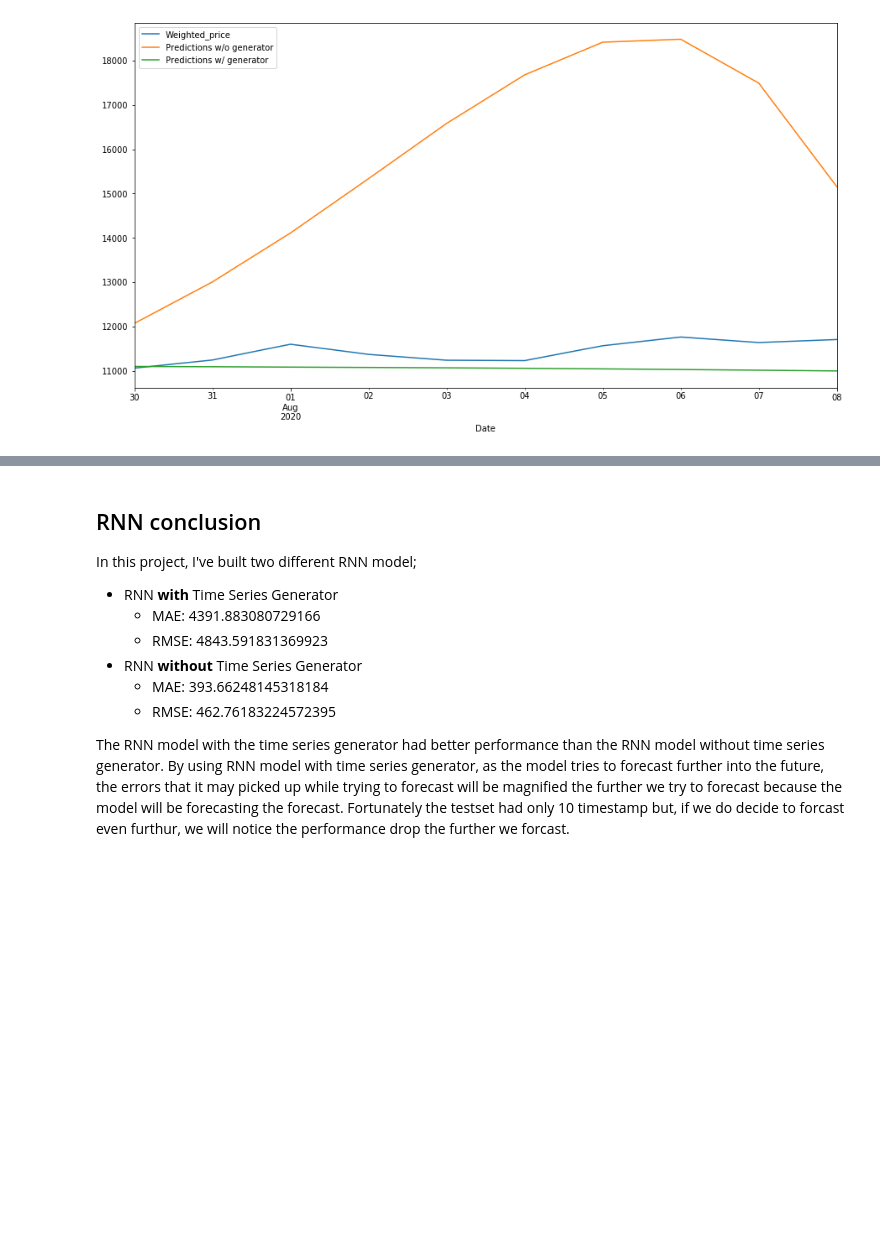
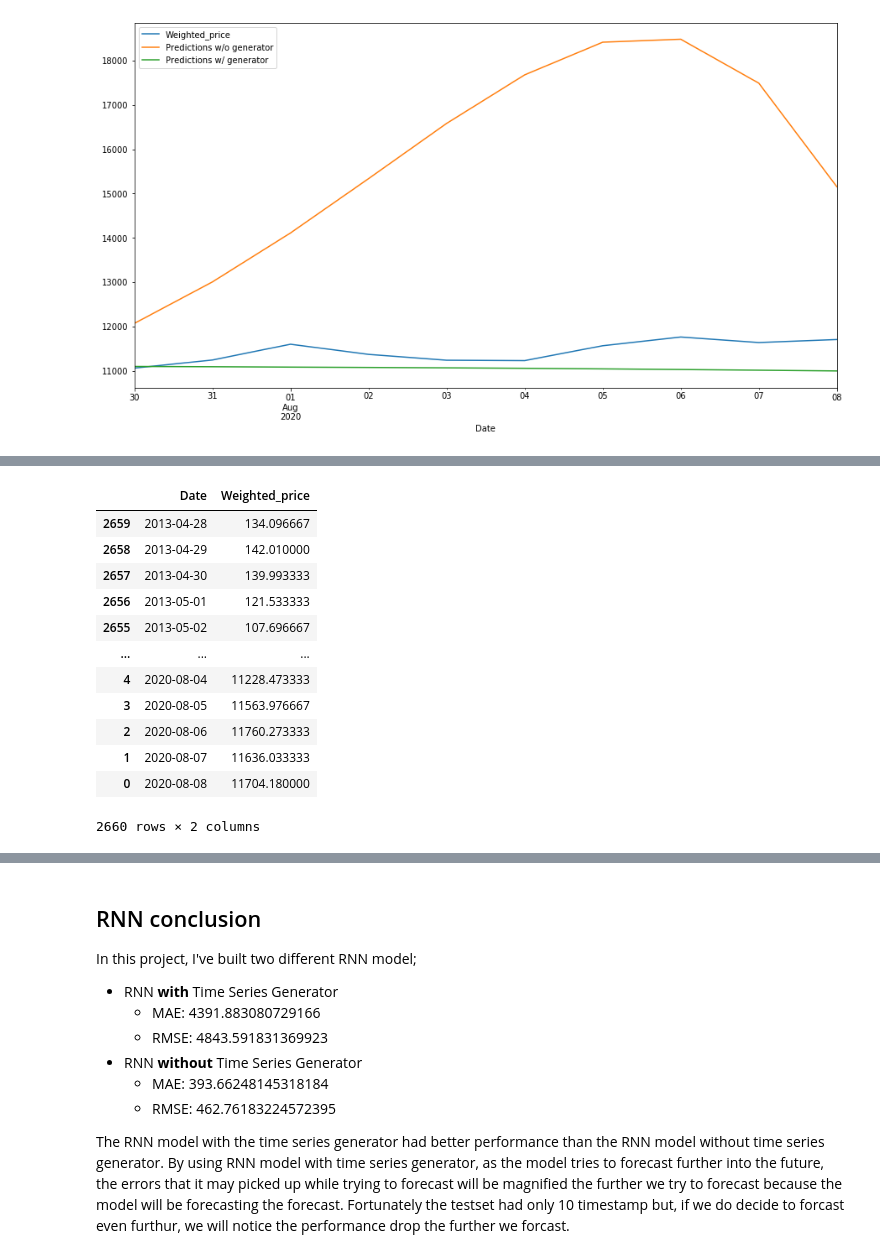
Before and after one commit to HongPhuMagic/ML-Project-3-Bitcoin, a Jupyter notebook: BTC.ipynb, the cells around one changed output, grey strips where cells are left out. Cells and saved outputs as stored; diff of their text form; code cells hidden in the pictures; blank space fills up the shorter version.

```diff
--- a/BTC.ipynb
+++ b/BTC.ipynb
@@ -333,0 +338,18 @@ test.plot(figsize=(15,8))
+# %%
+full_set = btc[['Date', 'Weighted_price']]
+# %%
+full_set
+# %% [output]
+|  | Date | Weighted_price |
+| 2659 | 2013-04-28 | 134.096667 |
+| 2658 | 2013-04-29 | 142.010000 |
+| 2657 | 2013-04-30 | 139.993333 |
+| 2656 | 2013-05-01 | 121.533333 |
+| 2655 | 2013-05-02 | 107.696667 |
+| ... | ... | ... |
+| 4 | 2020-08-04 | 11228.473333 |
+| 3 | 2020-08-05 | 11563.976667 |
+| 2 | 2020-08-06 | 11760.273333 |
+| 1 | 2020-08-07 | 11636.033333 |
+| 0 | 2020-08-08 | 11704.180000 |
+2660 rows × 2 columns
```
Also changed, not shown: parts of 10 cells of this notebook.
